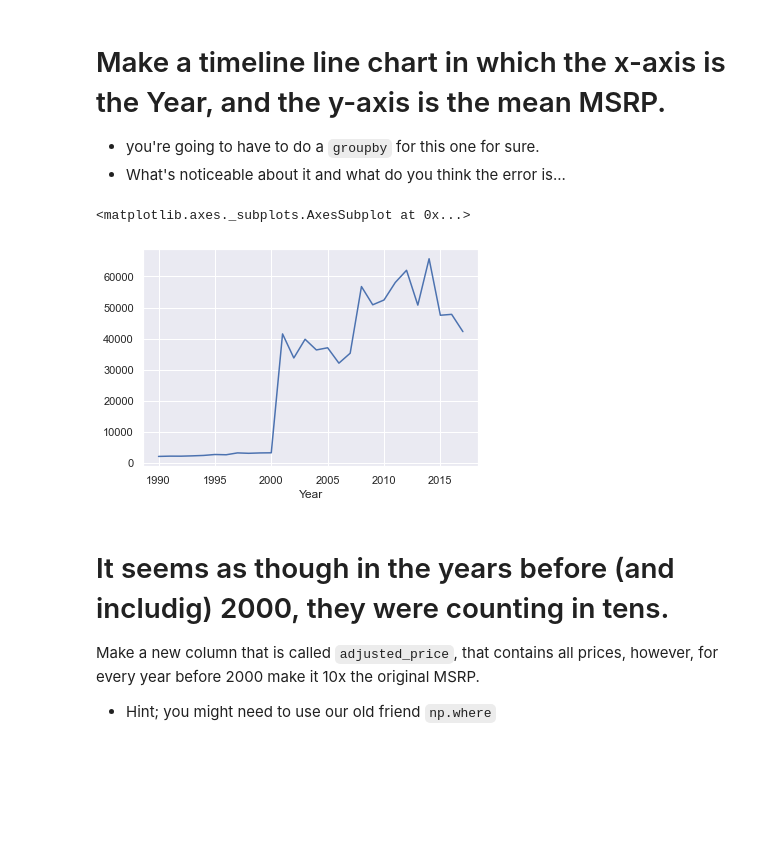
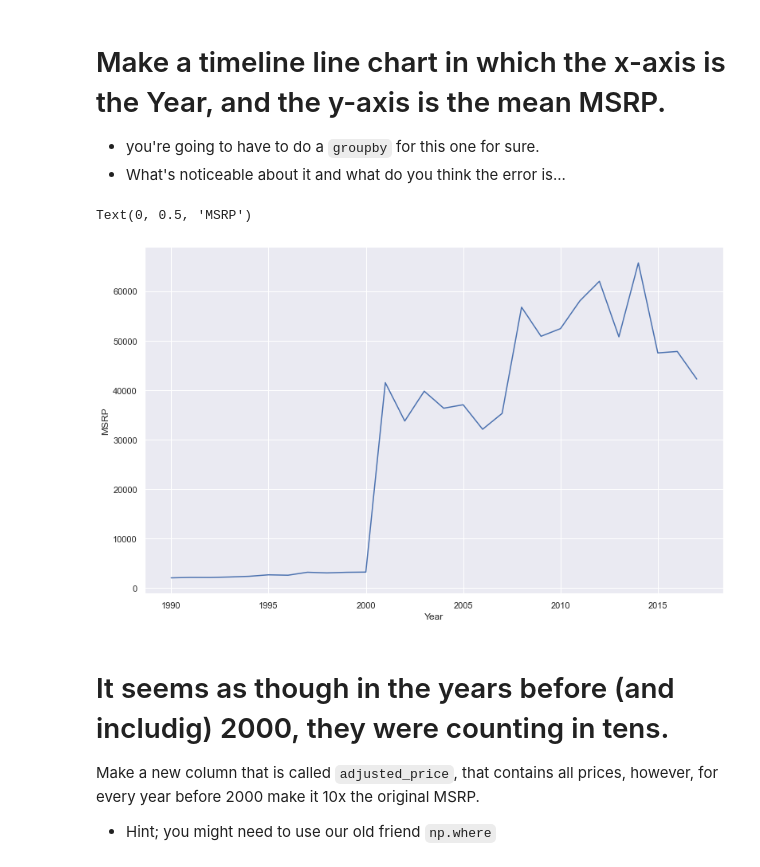
Before and after one commit to Alina1z/My-fork-2023-fall-data-science-fridays, a Jupyter notebook: Week-02-Data-Viz-EDA/Exercise-AA .ipynb, the cells around one changed output. Cells and saved outputs as stored; diff of their text form; code cells hidden in the pictures; blank space fills up the shorter version.

```diff
--- a/Week-02-Data-Viz-EDA/Exercise-AA .ipynb
+++ b/Week-02-Data-Viz-EDA/Exercise-AA .ipynb
@@ -195,15 +162,16 @@ brand.plot(
 # %%
 # Make a timeline line chart in which the x-axis is the year, and the y-axis is the average MSRP.
 
 gb = df.groupby('Year')
 # Find the mean
 msrp_mean = gb['MSRP'].mean()
 
 # Plot it
-msrp_mean.plot(kind='line')
+msrp_mean.plot(kind='line', figsize=(13,8))
+plt.ylabel('MSRP')
 # %% [output]
-<matplotlib.axes._subplots.AxesSubplot at 0x...>
+Text(0, 0.5, 'MSRP')
-[figure, old version]
+[figure, new version]
 # %% [markdown]
 # It seems as though in the years before (and includig) 2000, they were counting in tens.
 Make a new column that is called `adjusted_price`, that contains all prices, however, for every year before 2000 make it 10x the original MSRP.
```
Also changed, not shown: parts of 7 cells of this notebook.
